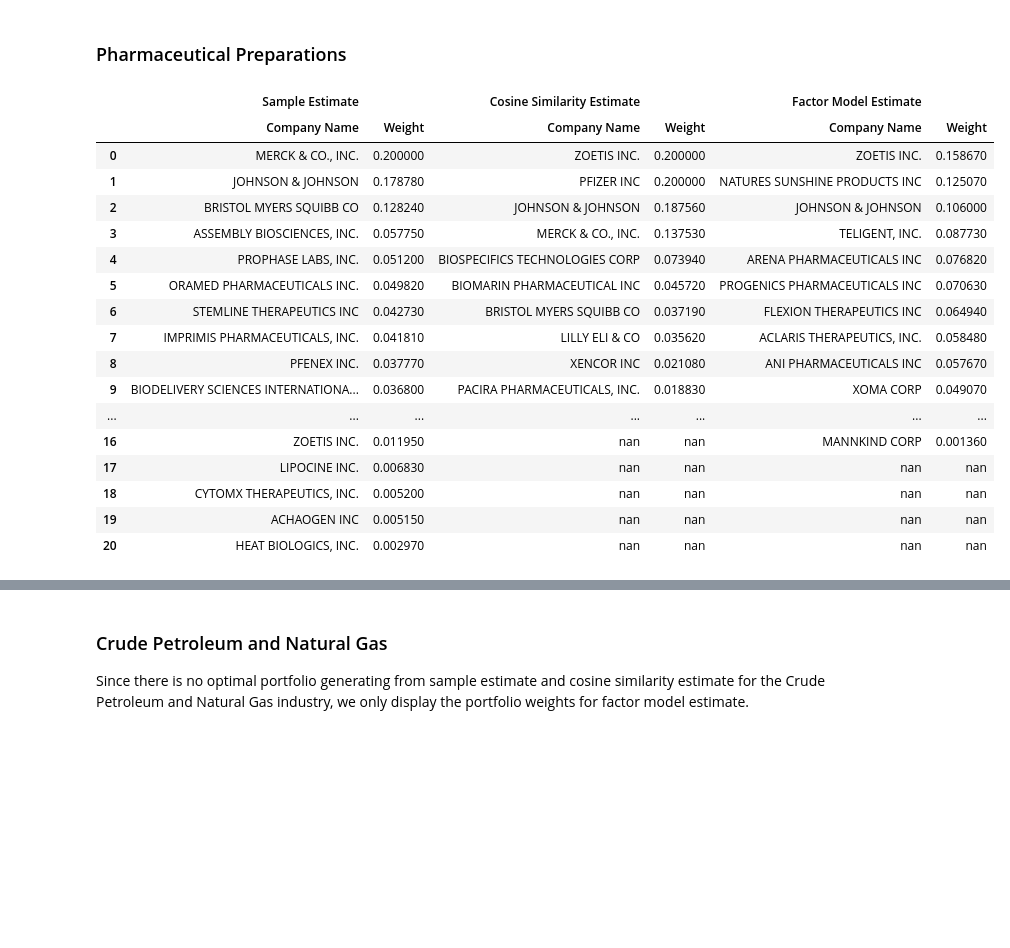
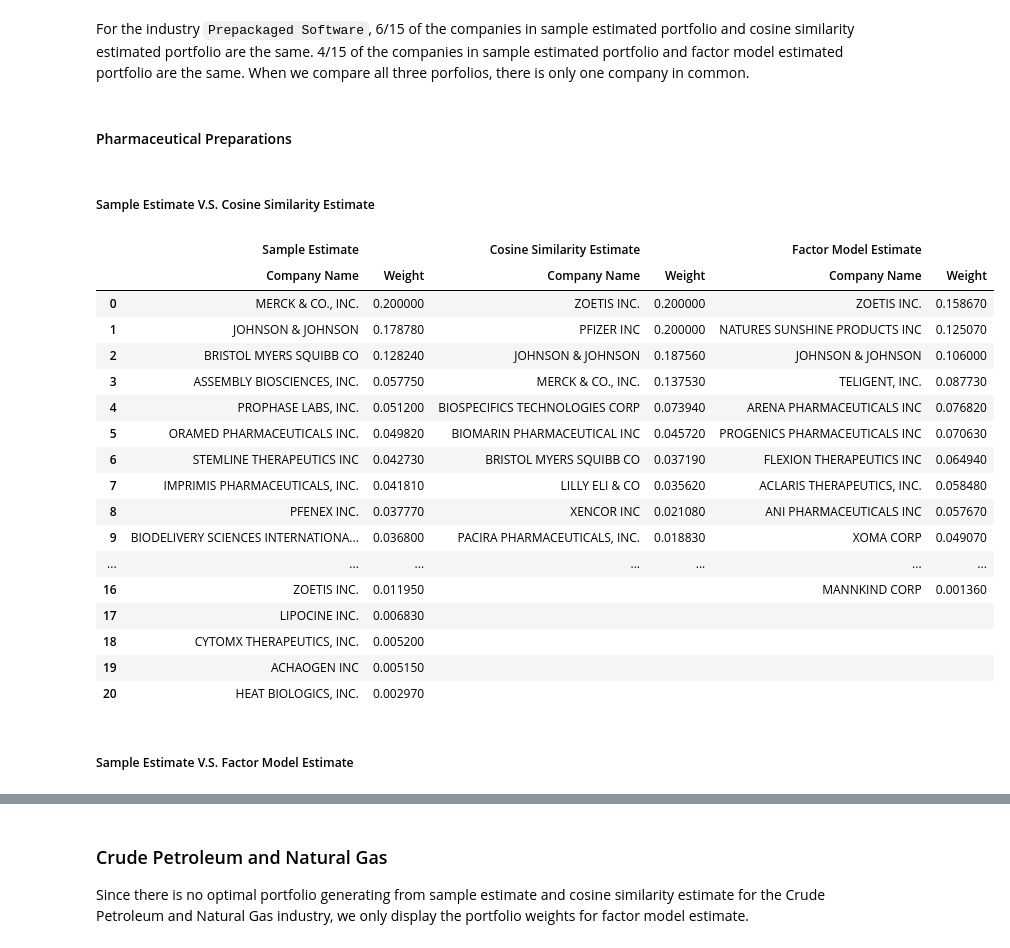
Before and after one commit to richardye101/ubineer_nlp_research, a Jupyter notebook: content/peitong/3.4_Minimum_Variance_Analysis_Results.ipynb, the cells around one changed output, grey strips where cells are left out. Drawn from its saved outputs; the diff is of its cells as text; code cells hidden in the pictures; blank space fills up the shorter version.

```diff
--- a/content/peitong/3.4_Minimum_Variance_Analysis_Results.ipynb
+++ b/content/peitong/3.4_Minimum_Variance_Analysis_Results.ipynb
@@ -1,8 +1,17 @@
 # %%
 import pandas as pd
+import seaborn as sns
 
-def highlight(val):
-    color = 'blue' if val in Same else 'black'
+def highlight_12(val):
+    color = 'blue' if val in Same_12 else 'black'
     return 'color: %s' % color
+
+def highlight_13(val):
+    color = 'green' if val in Same_13 else 'black'
+    return 'color: %s' % color
+
+def highlight_all(val):
+    color = 'red' if val in Same_all else 'black'
+    return 'color: %s' % color
 # %% [markdown]
 ## Porfolio Analysis Results
@@ -82,5 +185,7 @@ software.style.applymap(highlight)
+# %% [markdown]
+For the industry `Prepackaged Software`, 6/15 of the companies in sample estimated portfolio and cosine similarity estimated portfolio are the same. 4/15 of the companies in sample estimated portfolio and factor model estimated portfolio are the same. When we compare all three porfolios, there is only one company in common.
 # %% [markdown]
-### Pharmaceutical Preparations
+#### Pharmaceutical Preparations
 # %%
 sample_pharm = pd.read_csv("data/min_vol_sample_Pharmaceutical_Preparations.csv")
 cos_sim_pharm = pd.read_csv("data/min_vol_cos_sim_Pharmaceutical_Preparations.csv")
@@ -94,25 +199,33 @@ columns = pd.MultiIndex.from_product([['Sample Estimate', 'Cosine Similarity Est
                                       ['Company Name', 'Weight']])
 pharm = pd.concat([pd.concat([sample_pharm, cos_sim_pharm], axis=1), factor_model_pharm], axis=1)
 pharm.columns = columns
-Same = (set(sample_pharm.Company_Name) & set(cos_sim_pharm.Company_Name)) & set(factor_model_pharm.Company_Name)
+
+Same_12 = (set(sample_pharm.Company_Name) & set(cos_sim_pharm.Company_Name))
+Same_13 = (set(sample_pharm.Company_Name) & set(factor_model_pharm.Company_Name))
+Same_all = Same_12 & Same_13
+pharm = pharm.fillna(" ")
+# %% [markdown]
+##### Sample Estimate V.S. Cosine Similarity Estimate
 # %%
-pharm.style.applymap(highlight)
+pharm.style.applymap(highlight_12)
 # %% [output]
 |  | Sample Estimate |  | Cosine Similarity Estimate |  | Factor Model Estimate |  |
 |  | Company Name | Weight | Company Name | Weight | Company Name | Weight |
 | 0 | MERCK & CO., INC. | 0.200000 | ZOETIS INC. | 0.200000 | ZOETIS INC. | 0.158670 |
 | 1 | JOHNSON & JOHNSON | 0.178780 | PFIZER INC | 0.200000 | NATURES SUNSHINE PRODUCTS INC | 0.125070 |
 | 2 | BRISTOL MYERS SQUIBB CO | 0.128240 | JOHNSON & JOHNSON | 0.187560 | JOHNSON & JOHNSON | 0.106000 |
 | 3 | ASSEMBLY BIOSCIENCES, INC. | 0.057750 | MERCK & CO., INC. | 0.137530 | TELIGENT, INC. | 0.087730 |
 | 4 | PROPHASE LABS, INC. | 0.051200 | BIOSPECIFICS TECHNOLOGIES CORP | 0.073940 | ARENA PHARMACEUTICALS INC | 0.076820 |
 | 5 | ORAMED PHARMACEUTICALS INC. | 0.049820 | BIOMARIN PHARMACEUTICAL INC | 0.045720 | PROGENICS PHARMACEUTICALS INC | 0.070630 |
 | 6 | STEMLINE THERAPEUTICS INC | 0.042730 | BRISTOL MYERS SQUIBB CO | 0.037190 | FLEXION THERAPEUTICS INC | 0.064940 |
 | 7 | IMPRIMIS PHARMACEUTICALS, INC. | 0.041810 | LILLY ELI & CO | 0.035620 | ACLARIS THERAPEUTICS, INC. | 0.058480 |
 | 8 | PFENEX INC. | 0.037770 | XENCOR INC | 0.021080 | ANI PHARMACEUTICALS INC | 0.057670 |
 | 9 | BIODELIVERY SCIENCES INTERNATIONA... | 0.036800 | PACIRA PHARMACEUTICALS, INC. | 0.018830 | XOMA CORP | 0.049070 |
 | ... | ... | ... | ... | ... | ... | ... |
-| 16 | ZOETIS INC. | 0.011950 | nan | nan | MANNKIND CORP | 0.001360 |
-| 17 | LIPOCINE INC. | 0.006830 | nan | nan | nan | nan |
-| 18 | CYTOMX THERAPEUTICS, INC. | 0.005200 | nan | nan | nan | nan |
-| 19 | ACHAOGEN INC | 0.005150 | nan | nan | nan | nan |
-| 20 | HEAT BIOLOGICS, INC. | 0.002970 | nan | nan | nan | nan |
+| 16 | ZOETIS INC. | 0.011950 |  |  | MANNKIND CORP | 0.001360 |
+| 17 | LIPOCINE INC. | 0.006830 |  |  |  |  |
+| 18 | CYTOMX THERAPEUTICS, INC. | 0.005200 |  |  |  |  |
+| 19 | ACHAOGEN INC | 0.005150 |  |  |  |  |
+| 20 | HEAT BIOLOGICS, INC. | 0.002970 |  |  |  |  |
+# %% [markdown]
+##### Sample Estimate V.S. Factor Model Estimate
```
Also changed, not shown: parts of 42 cells of this notebook, 19 other files.
